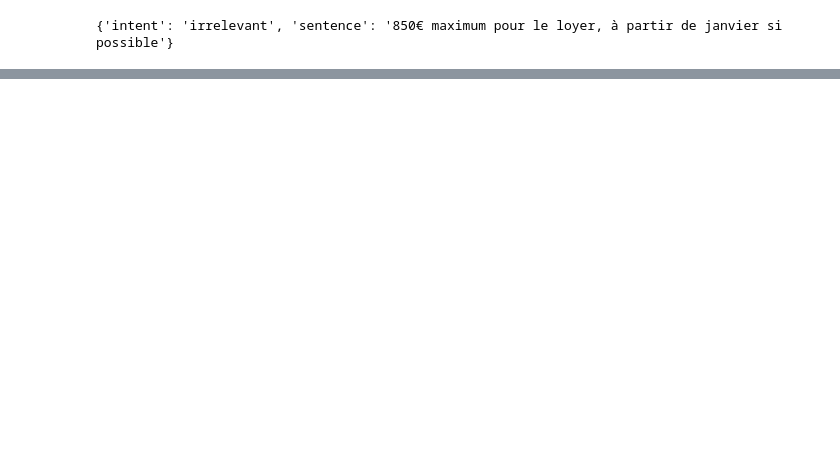
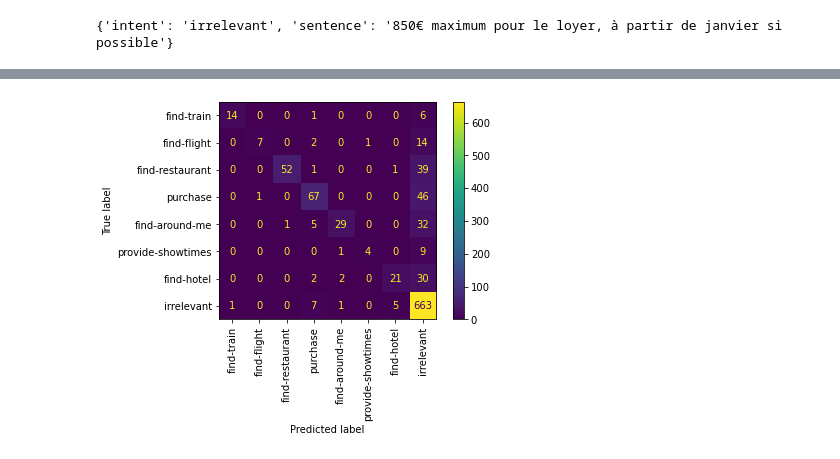
Before and after one commit to bnicol-ensc/IngeLogIAIdiwii, a Jupyter notebook: notebooks/dataVisualisation.ipynb, the cells around one changed output, grey strips where cells are left out. Saved outputs shown, nothing was run; the diff lists cells and outputs as text; code cells hidden in the pictures; blank space fills up the shorter version.

```diff
--- a/notebooks/dataVisualisation.ipynb
+++ b/notebooks/dataVisualisation.ipynb
@@ -175,0 +88,7 @@ for i in range(n_classes):
+# %%
+# Getting sentences and intents
+testSentence = getSentence(testingData)
+testIntent = getIntent(testingData)
+# %%
+# Making predictions
+resultsMax = makeAllPredictions(testSentence)
@@ -175,0 +106,9 @@ for i in range(n_classes):
+# %%
+#Confusion matrix for each label
+#print(multilabel_confusion_matrix(testLabel, resultsMax))
+#PEUT ETRE METTRE PLUS PROPRE OU ENLEVER
+
+#Global confusion matrix
+globalConfusionMatrix(testIntent, resultsMax)
+# %% [output]
+[figure, added]
```
Also changed, not shown: parts of 25 cells of this notebook, 5 other files.
